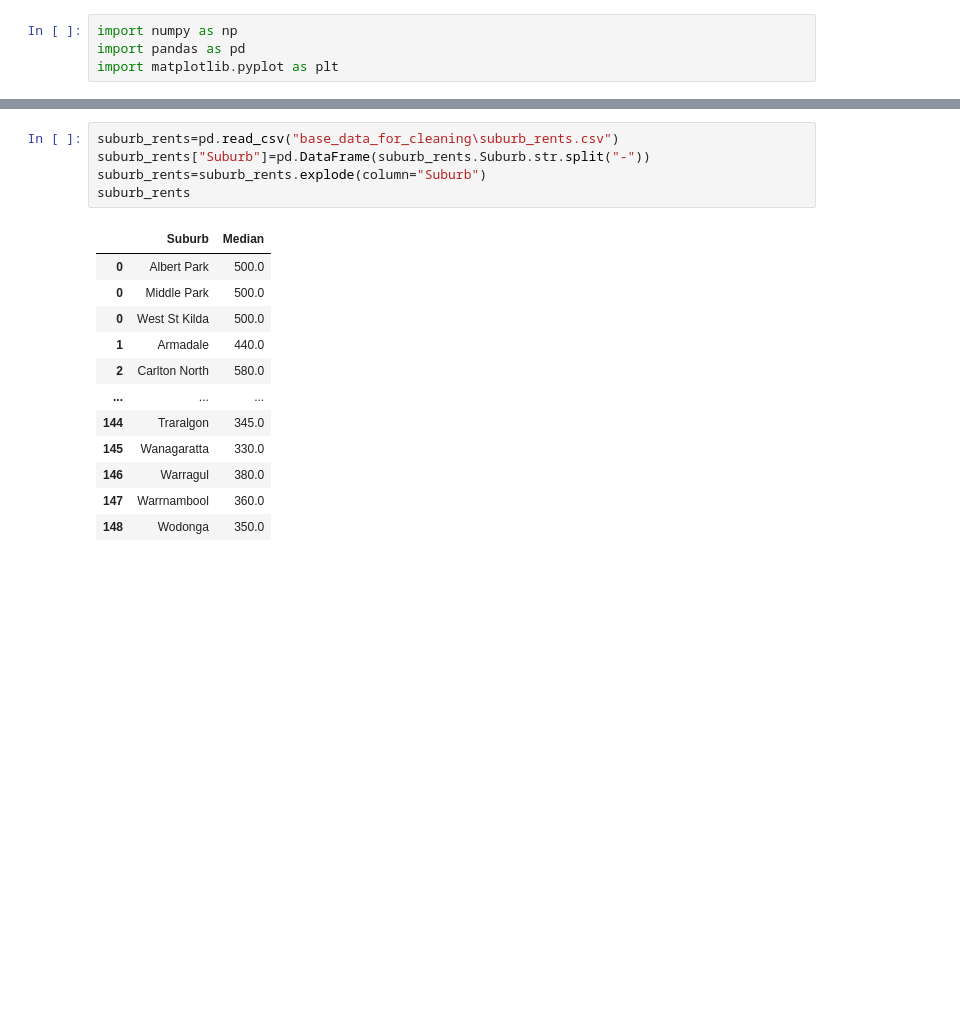
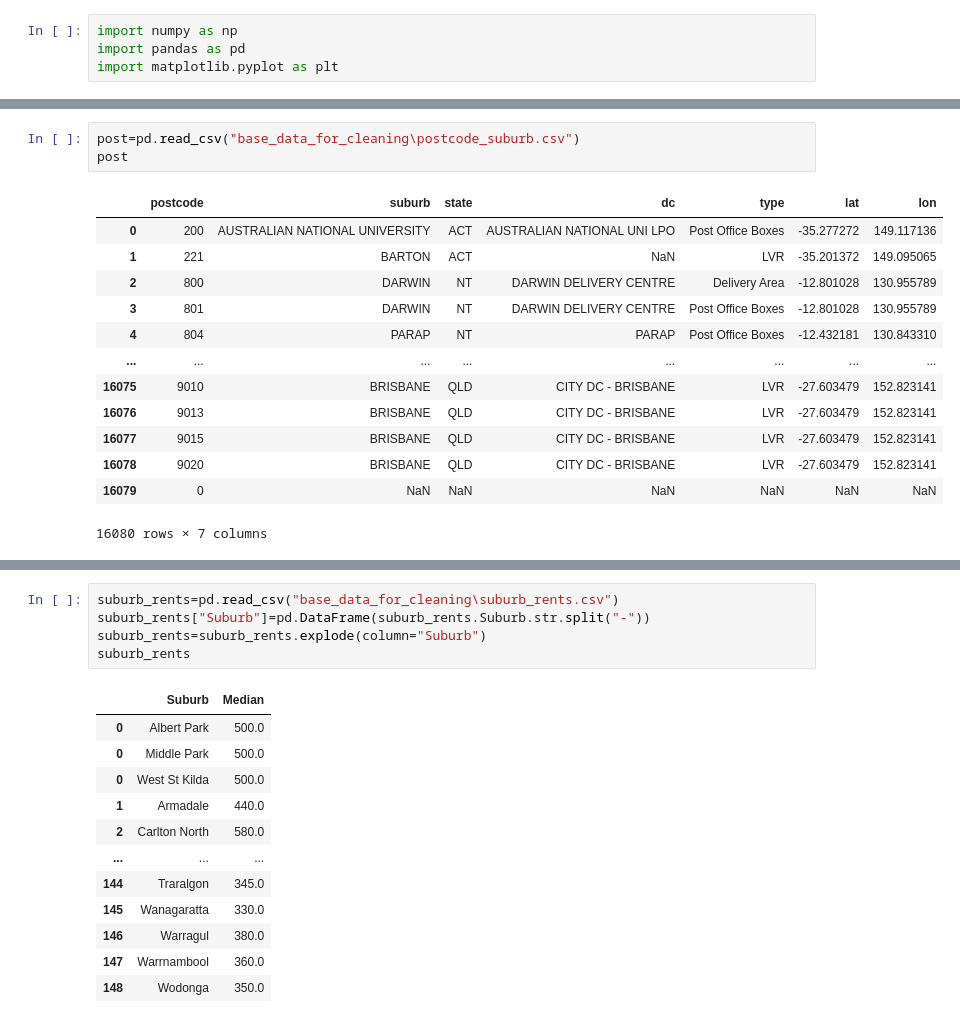
Before and after one commit to GuyDavis1/Week-9-Homework, a Jupyter notebook: data/cleaning.ipynb, the cells around one changed output, grey strips where cells are left out. Drawn from its saved outputs; the diff is of its cells as text; blank space fills up the shorter version.

```diff
--- a/data/cleaning.ipynb
+++ b/data/cleaning.ipynb
@@ -23,0 +29,17 @@ prop
+# %%
+post=pd.read_csv("base_data_for_cleaning\postcode_suburb.csv")
+post
+# %% [output]
+|  | postcode | suburb | state | dc | type | lat | lon |
+| 0 | 200 | AUSTRALIAN NATIONAL UNIVERSITY | ACT | AUSTRALIAN NATIONAL UNI LPO | Post Office Boxes | -35.277272 | 149.117136 |
+| 1 | 221 | BARTON | ACT | NaN | LVR | -35.201372 | 149.095065 |
+| 2 | 800 | DARWIN | NT | DARWIN DELIVERY CENTRE | Delivery Area | -12.801028 | 130.955789 |
+| 3 | 801 | DARWIN | NT | DARWIN DELIVERY CENTRE | Post Office Boxes | -12.801028 | 130.955789 |
+| 4 | 804 | PARAP | NT | PARAP | Post Office Boxes | -12.432181 | 130.843310 |
+| ... | ... | ... | ... | ... | ... | ... | ... |
+| 16075 | 9010 | BRISBANE | QLD | CITY DC - BRISBANE | LVR | -27.603479 | 152.823141 |
+| 16076 | 9013 | BRISBANE | QLD | CITY DC - BRISBANE | LVR | -27.603479 | 152.823141 |
+| 16077 | 9015 | BRISBANE | QLD | CITY DC - BRISBANE | LVR | -27.603479 | 152.823141 |
+| 16078 | 9020 | BRISBANE | QLD | CITY DC - BRISBANE | LVR | -27.603479 | 152.823141 |
+| 16079 | 0 | NaN | NaN | NaN | NaN | NaN | NaN |
+16080 rows × 7 columns
```
Also changed, not shown: parts of 21 cells of this notebook, 4 other files.
